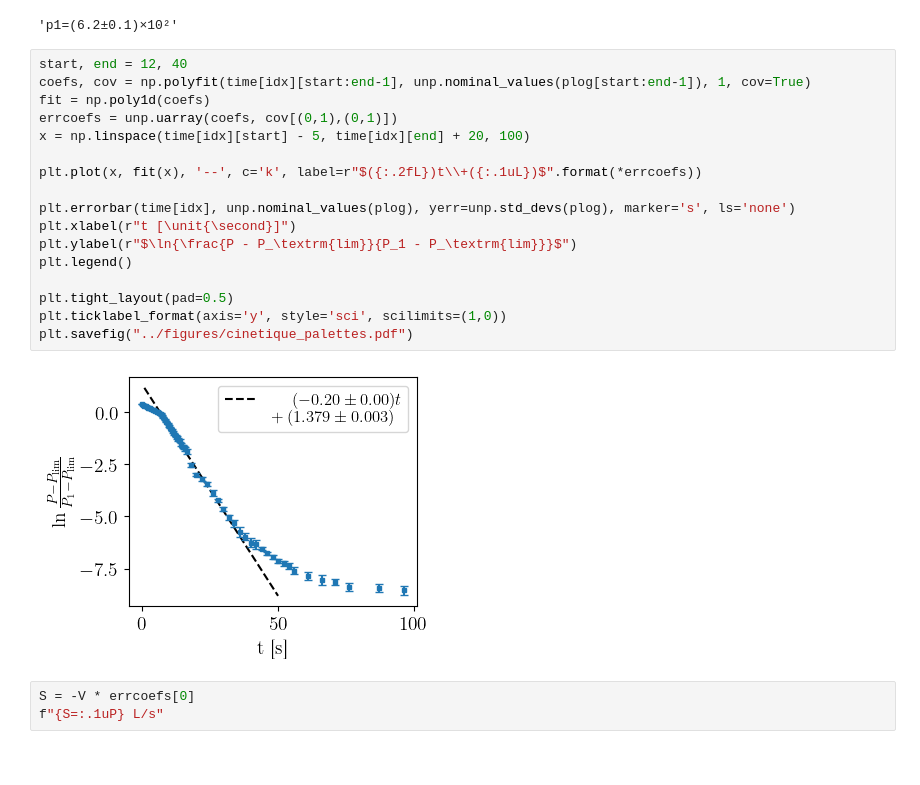
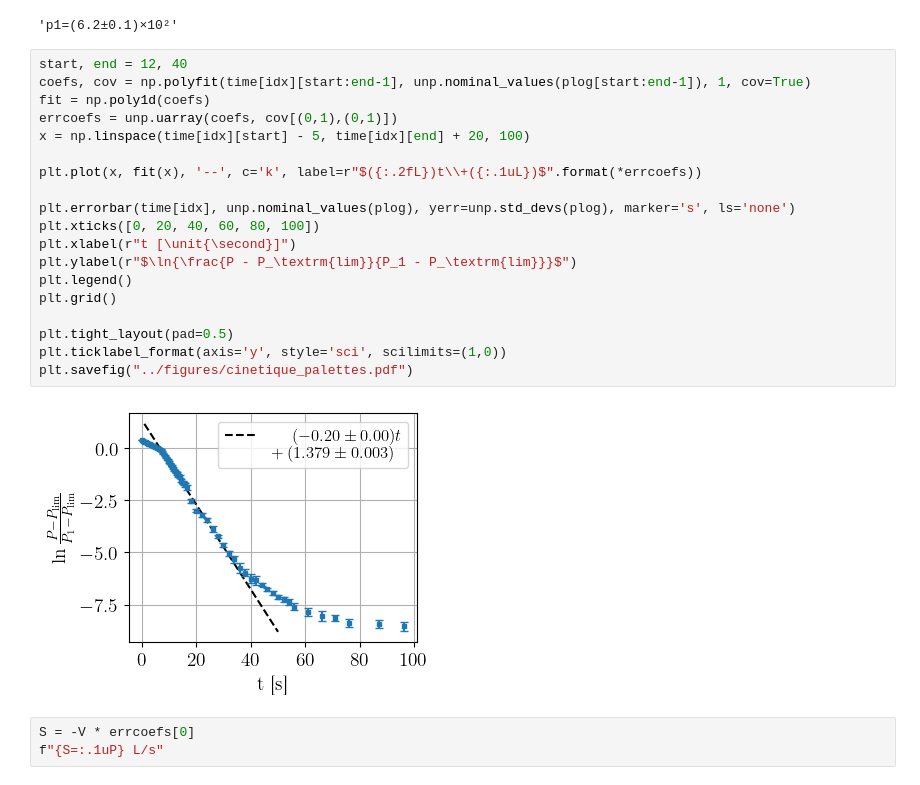
Before and after one commit to TomVdt/TPII-rapports, a Jupyter notebook: 02-K14-point-triple-azote/analyse/exp1.ipynb, the cells around one changed output. Saved outputs shown, nothing was run; the diff lists cells and outputs as text.

```diff
--- a/02-K14-point-triple-azote/analyse/exp1.ipynb
+++ b/02-K14-point-triple-azote/analyse/exp1.ipynb
@@ -32,22 +32,24 @@ f"{p1=:.1uP}"
 # %%
 start, end = 12, 40
 coefs, cov = np.polyfit(time[idx][start:end-1], unp.nominal_values(plog[start:end-1]), 1, cov=True)
 fit = np.poly1d(coefs)
 errcoefs = unp.uarray(coefs, cov[(0,1),(0,1)])
 x = np.linspace(time[idx][start] - 5, time[idx][end] + 20, 100)
 
 plt.plot(x, fit(x), '--', c='k', label=r"$({:.2fL})t\\+({:.1uL})$".format(*errcoefs))
 
 plt.errorbar(time[idx], unp.nominal_values(plog), yerr=unp.std_devs(plog), marker='s', ls='none')
+plt.xticks([0, 20, 40, 60, 80, 100])
 plt.xlabel(r"t [\unit{\second}]")
 plt.ylabel(r"$\ln{\frac{P - P_\textrm{lim}}{P_1 - P_\textrm{lim}}}$")
 plt.legend()
+plt.grid()
 
 plt.tight_layout(pad=0.5)
 plt.ticklabel_format(axis='y', style='sci', scilimits=(1,0))
 plt.savefig("../figures/cinetique_palettes.pdf")
 # %% [output]
-[figure, old version]
+[figure, new version]
 # %%
 S = -V * errcoefs[0]
 f"{S=:.1uP} L/s"
```
Also changed, not shown: parts of 1 cell of this notebook, 11 other files.
